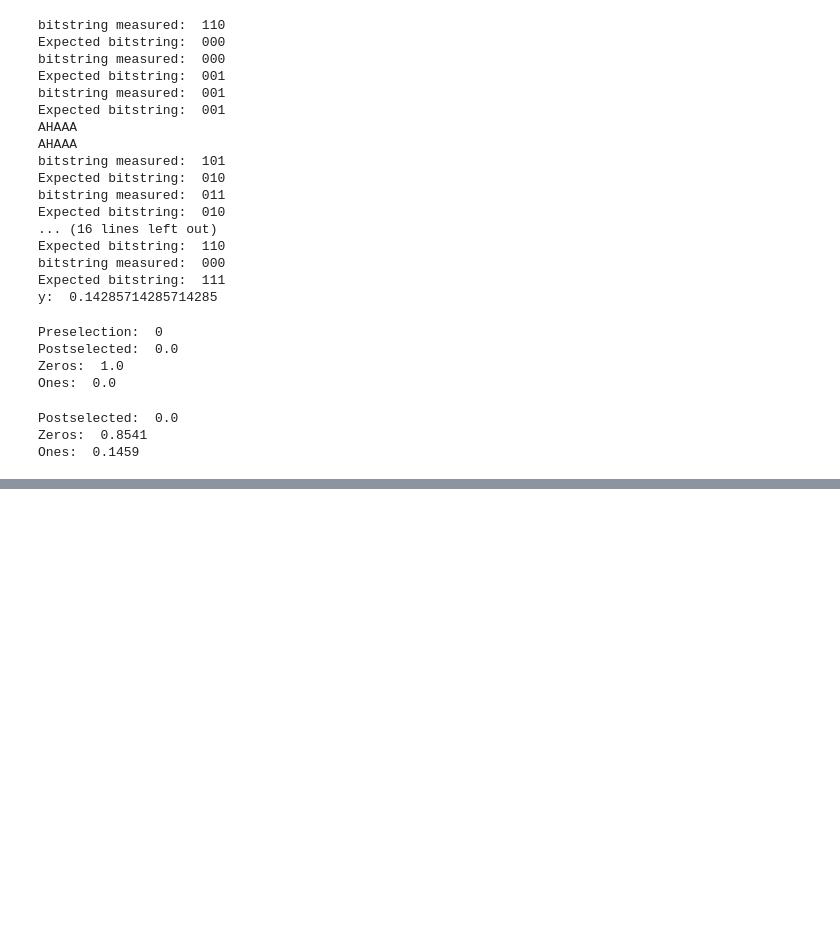
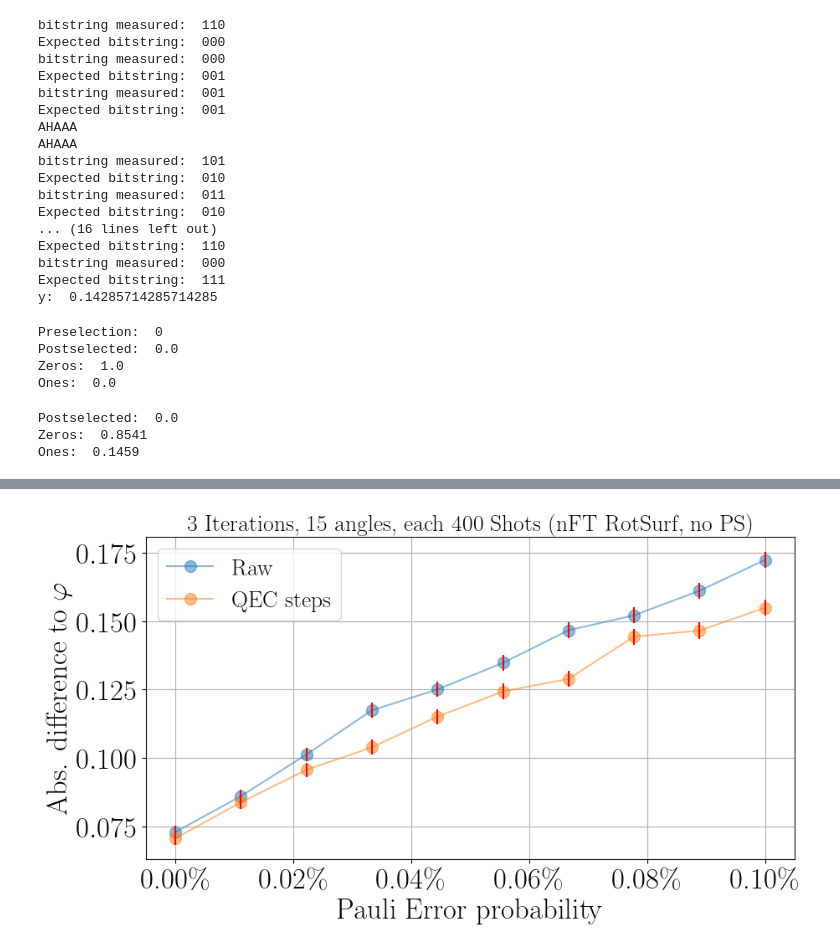
Before and after one commit to RicemanBoy/iqpe, a Jupyter notebook: FT Steane Code.ipynb, the cells around one changed output, grey strips where cells are left out. Drawn from its saved outputs; the diff is of its cells as text; code cells hidden in the pictures; blank space fills up the shorter version.

Commit message:
nochmal nFT RotSurf mit cheat magic states anschauen

```diff
--- a/FT Steane Code.ipynb
+++ b/FT Steane Code.ipynb
@@ -155,0 +156,34 @@ plt.show()
+# %%
+plt.rcParams.update({
+    "text.usetex": True,
+    "font.family": "Bitstream Vera Sans",
+    "font.sans-serif": "Helvetica",
+})
+
+p, y, err = np.loadtxt("HPC/text/RotSurf_noPS.txt", delimiter = ",")
+p1, y1, _ = np.loadtxt("HPC/text/RotSurf_noPS_1qec.txt", delimiter = ",")
+# p2, y2, y_ = np.loadtxt("HPC/text/Steane_noPS_qec6_noflags_5.txt", delimiter = ",")
+
+shots=6000
+
+err = [np.sqrt((i-i**2)/shots) for i in err]
+
+fig, ax1 = plt.subplots(figsize=(10,5))
+ax1.xaxis.set_major_formatter(ticker.PercentFormatter(xmax=1, decimals = 2))
+
+ax1.plot(p,y, label="Raw", marker = ".",markersize = 20, alpha = 0.5)
+ax1.plot(p1,y1, label="QEC steps", marker = ".",markersize = 20, alpha = 0.5)
+#ax1.plot(p2,y2, label="Less nFT QEC steps", marker = ".",markersize = 20, alpha = 0.5)
+ax1.errorbar(p, y, yerr=err, ecolor="red", linestyle="")
+ax1.errorbar(p1, y1, yerr=err, ecolor="red", linestyle="")
+
+ax1.set_title(r"3 Iterations, 15 angles, each {} Shots (nFT RotSurf, no PS)".format(int(shots/15)), fontsize=20)
+ax1.set_xlabel("Pauli Error probability", fontsize=25)
+ax1.set_ylabel(r"Abs. difference to $\varphi$", fontsize=25)
+ax1.tick_params(axis='both', which='major', labelsize=25)
+ax1.grid()
+ax1.legend(fontsize=20)
+#plt.tight_layout()
+plt.show()
+# %% [output]
+[figure, added]
```
Also changed, not shown: parts of 1 cell of this notebook, 2 other files.
